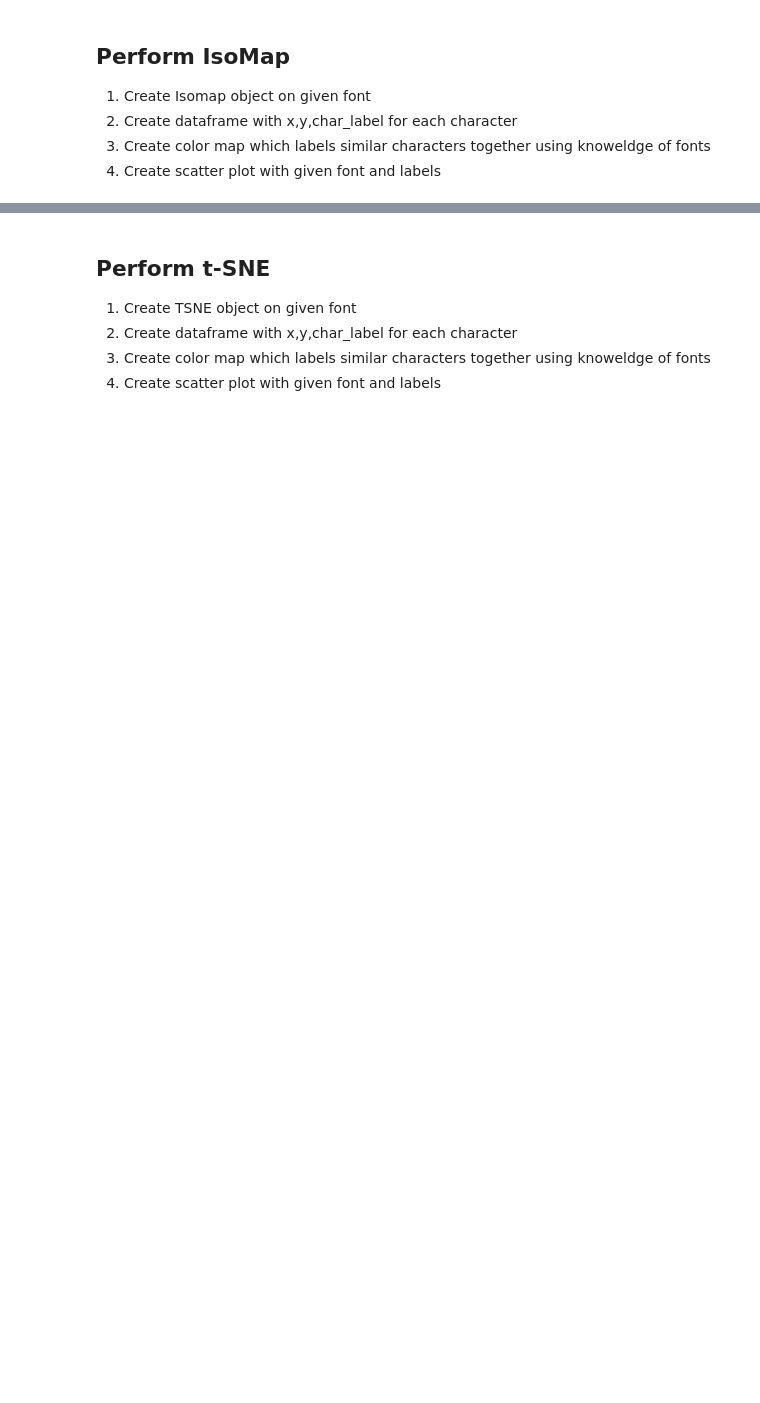
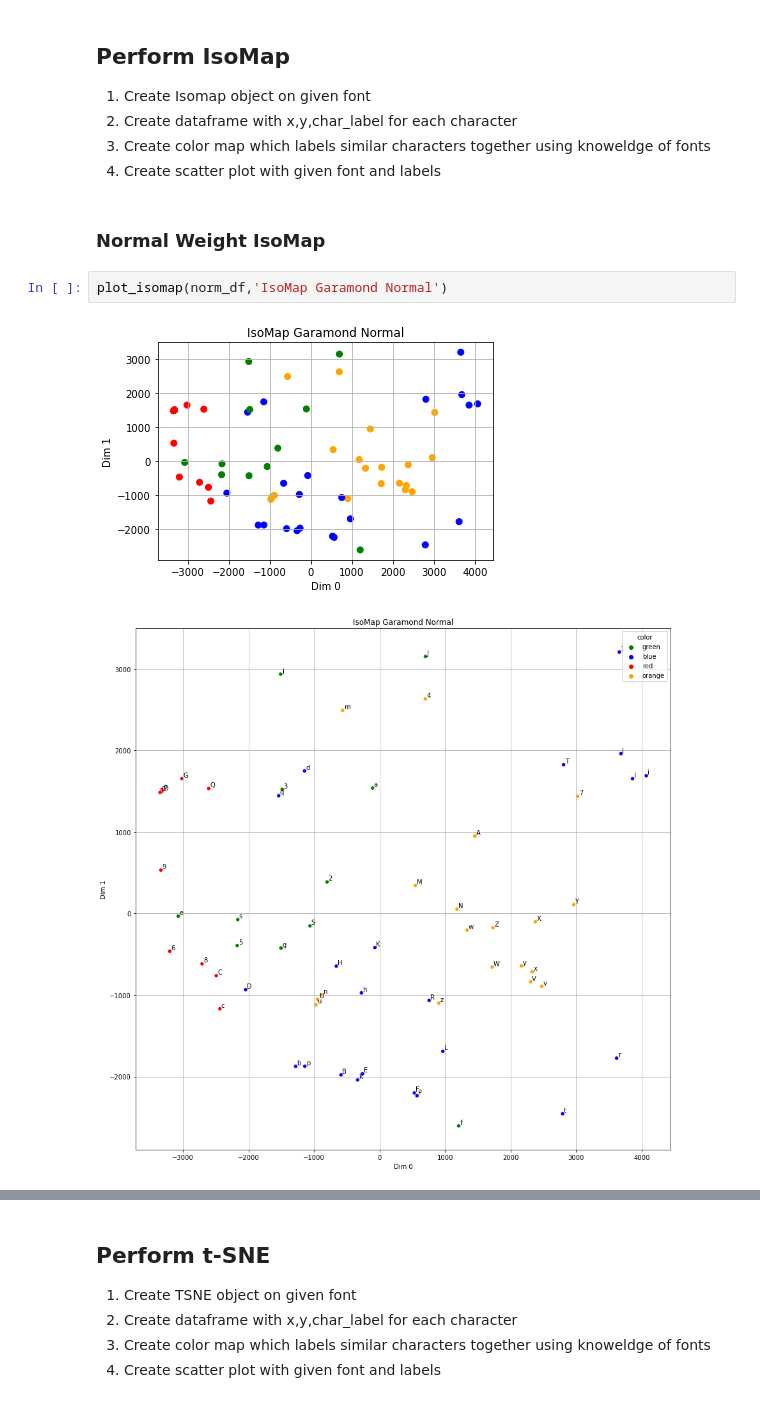
Before and after one commit to digital-tenebrist/udel-math-637, a Jupyter notebook: project-1/dim_reduction.ipynb, the cells around one changed output, grey strips where cells are left out. Drawn from its saved outputs; the diff is of its cells as text; blank space fills up the shorter version.

```diff
--- a/project-1/dim_reduction.ipynb
+++ b/project-1/dim_reduction.ipynb
@@ -149,3 +318,10 @@ l : blue : (1837.9,-689.1)
 1. Create dataframe with x,y,char_label for each character
 1. Create color map which labels similar characters together using knoweldge of fonts
 1. Create scatter plot with given font and labels
+# %% [markdown]
+### Normal Weight IsoMap
+# %%
+plot_isomap(norm_df,'IsoMap Garamond Normal')
+# %% [output]
+[figure, added]
+[figure, added]
```
Also changed, not shown: parts of 28 cells of this notebook.
